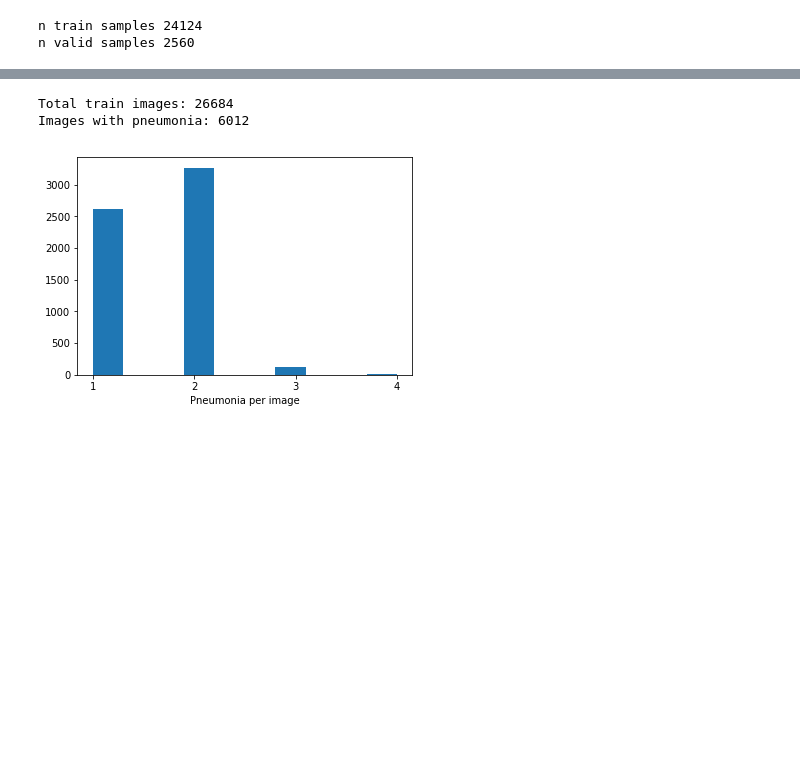
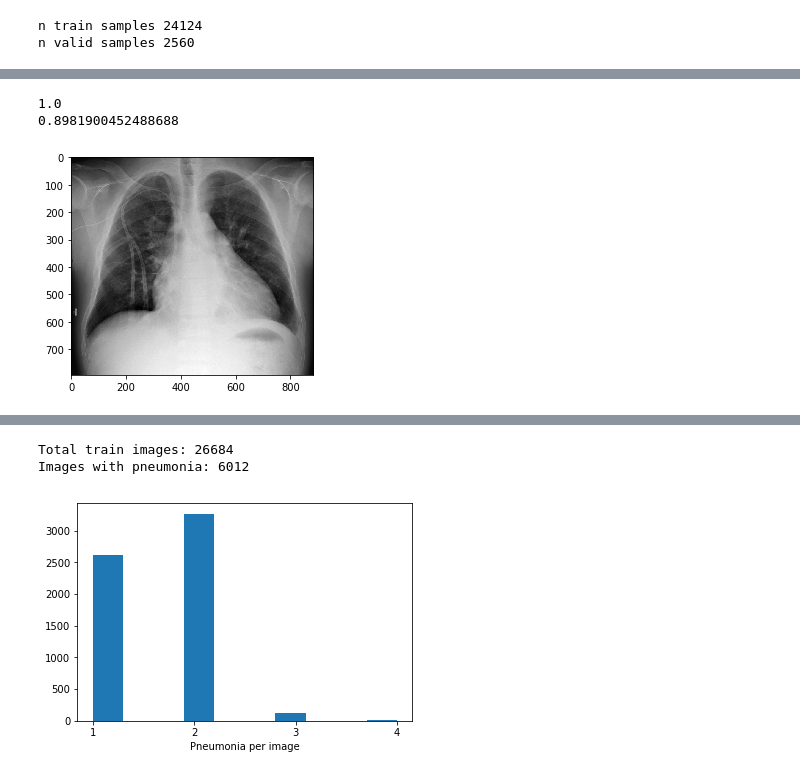
Before and after one commit to chonorat/Pnueumonia, a Jupyter notebook: Untitled2.ipynb, the cells around one changed output, grey strips where cells are left out. Cells and saved outputs as stored; diff of their text form; code cells hidden in the pictures; blank space fills up the shorter version.

```diff
--- a/Untitled2.ipynb
+++ b/Untitled2.ipynb
@@ -182,4 +187,15 @@ def fixcrop(im):
     return im
+# %%
+img = pydicom.dcmread(os.path.join(train_dcm_dir, filenames[5])).pixel_array
+pl.imshow(img, cmap=pl.cm.gist_gray)
+print(img.shape[0]/img.shape[1])
+im1 = fixcrop(img)
+pl.imshow(im1, cmap=pl.cm.gist_gray)
+print(im1.shape[0]/im1.shape[1])
+# %% [output]
+1.0
+0.8981900452488688
+[figure, added]
 # %%
 draw(parsed['00436515-870c-4b36-a041-de91049b9ab4'])
 # %% [output]
```
Also changed, not shown: parts of 10 cells of this notebook.
